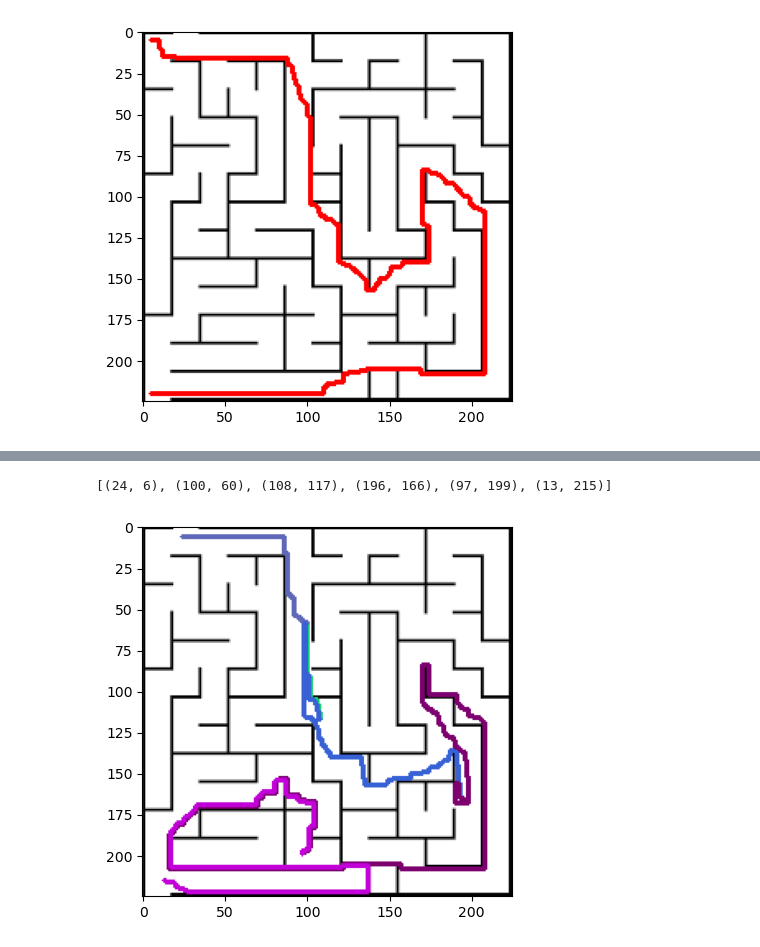
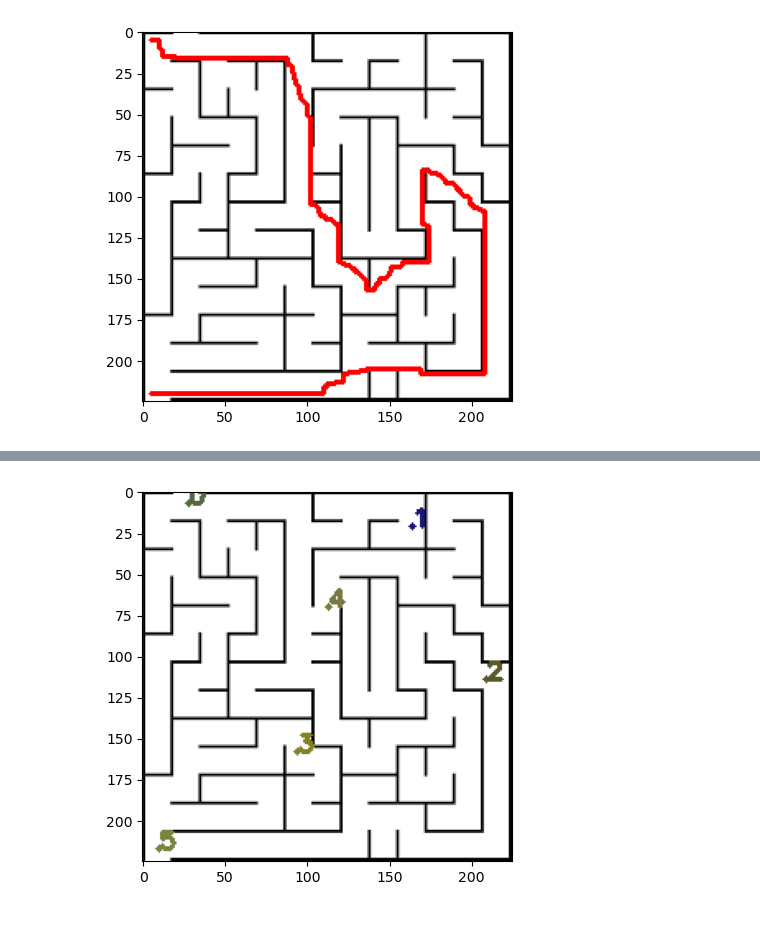
Before and after one commit to zadealfalah/mapping, a Jupyter notebook: mapping.ipynb, the cells around one changed output, grey strips where cells are left out. Drawn from its saved outputs; the diff is of its cells as text; code cells hidden in the pictures.

```diff
--- a/mapping.ipynb
+++ b/mapping.ipynb
@@ -20,8 +20,8 @@ def drawPath(img, path, pThick=2, colorToUse = (255,0,0)):
         cv.line(img, (x, y), (x0, y0), colorToUse, pThick)
         x0, y0 = x, y
 
-def getRandomColor():
-    randomTuple = tuple(np.random.choice(range(255), size=3))
+def getNotBlack():
+    randomTuple = tuple(np.random.choice(np.arange(150)+20, size=3))
     return [int(i) for i in randomTuple] #must set to int for opencv
 # %%
 class Vertex:
@@ -253,6 +253,3 @@ plt.imshow(img)
 plt.show()
 # %% [output]
 [figure]
-# %%
-img = cv.imread(r'Files/maze0.png')
-graph = DirectedGraphFromImage(img)
@@ -308,14 +255,0 @@ plt.imshow(img)
-# %%
-bucket
-# %% [output]
-[(24, 6), (100, 60), (108, 117), (196, 166), (97, 199), (13, 215)]
-# %%
-img = cv.imread(r'Files/maze0.png')
-for i in range(len(bucket)-1):
-    graph = DirectedGraphFromImage(img)
-    p, dist = computeShortestPath(graph, bucket[i], bucket[i+1])
-    drawPath(img, p, 2, colorToUse=getRandomColor())
-plt.imshow(img)
-plt.show()
-# %% [output]
-[figure, removed]
@@ -321,0 +300,4 @@ plt.show()
+# %%
+poiList, imgPath, colorsUsed = setPOI(r'FIles/maze0.png', showPOI=True)
+# %% [output]
+[figure, added]
```
Also changed, not shown: parts of 6 cells of this notebook, 1 other file.
